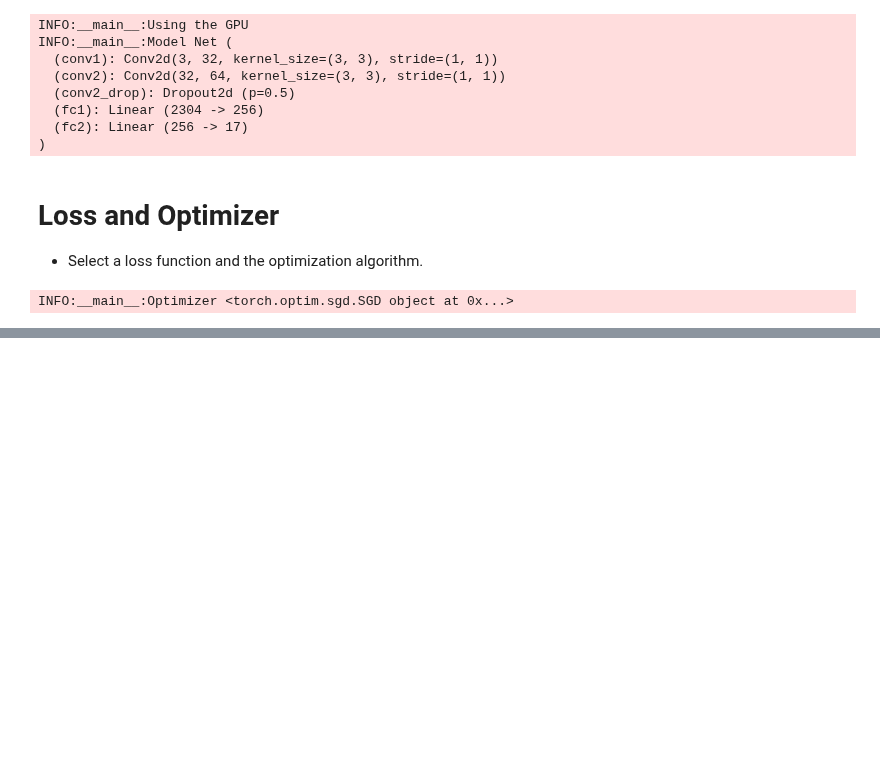
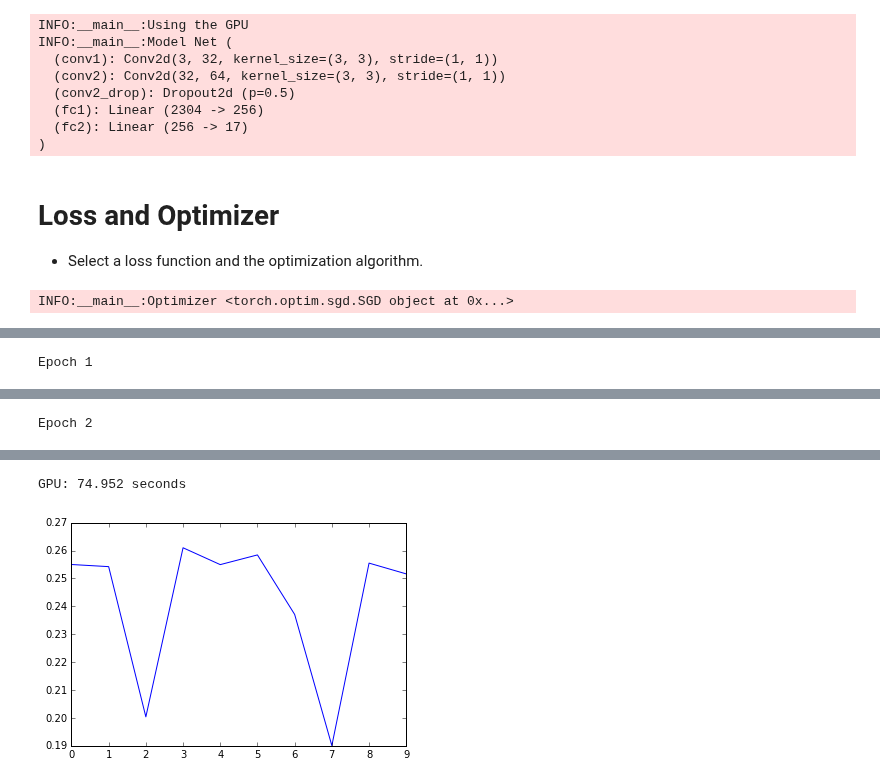
Before and after one commit to sunghoonyang/Deep-Learning-Boot-Camp, a Jupyter notebook: day 02 PyTORCH and PyCUDA/PyTorch/09 PyTorch Kaggle Image Data-set loading with CNN.ipynb, the cells around one changed output, grey strips where cells are left out. Saved outputs shown, nothing was run; the diff lists cells and outputs as text; code cells hidden in the pictures; blank space fills up the shorter version.

```diff
--- a/day 02 PyTORCH and PyCUDA/PyTorch/09 PyTorch Kaggle Image Data-set loading with CNN.ipynb
+++ b/day 02 PyTORCH and PyCUDA/PyTorch/09 PyTorch Kaggle Image Data-set loading with CNN.ipynb
@@ -450,16 +396,0 @@ def test(epoch):
-# %%
-start_time = time.time()
-
-all_losses = []
-
-for epoch in range(1, 2):
-    train(epoch,all_losses)
-    test(epoch)
-end_time = time.time()
-print ('{} {:6.3f} seconds'.format('GPU:', end_time-start_time))
-
-
-%matplotlib inline
-import matplotlib.pyplot as plt
-plt.plot(all_losses)
-plt.show()
@@ -474,0 +397,59 @@ RuntimeError: sizes do not match at /root/pytorch/torch/lib/THC/generated/../THC
+# %%
+import torch
+import torch.nn as nn
+import torch.nn.functional as F
+import torch.optim as optim
+from torchvision import datasets, transforms
+from torch.autograd import Variable
+
+
+clf=model
+opt = optim.SGD(clf.parameters(), lr=0.01, momentum=0.5)
+
+loss_history = []
+acc_history = []
+
+def train(epoch):
+    clf.train() # set model in training mode (need this because of dropout)
+
+    # dataset API gives us pythonic batching
+    for batch_idx, (data, target) in enumerate(train_loader):
+
+        if use_cuda:
+            data, target = Variable(data.cuda(async=True)), Variable(target.cuda(async=True)) # On GPU
+        else:
+            data, target = Variable(data), Variable(target) # RuntimeError: expected CPU tensor (got CUDA tensor)
+
+        # forward pass, calculate loss and backprop!
+        opt.zero_grad()
+        preds = clf(data)
+#         loss = F.nll_loss(preds, target)
+        if use_cuda:
+            loss = F.binary_cross_entropy(preds, target).cuda()
+        else:
+            loss = F.binary_cross_entropy(preds, target)
+        loss.backward()
+
+        opt.step()
+
+
+        if batch_idx % 100 == 0:
+            loss_history.append(loss.data[0])
+            lgr.info('Train Epoch: {} [{}/{} ({:.0f}%)]\tLoss: {:.6f}'.format(
+            epoch, batch_idx * len(data), len(train_loader.dataset),
+            100. * batch_idx / len(train_loader), loss.data[0]))
+
+
+start_time = time.time()
+
+for epoch in range(1, 3):
+    print("Epoch %d" % epoch)
+    train(epoch)
+end_time = time.time()
+print ('{} {:6.3f} seconds'.format('GPU:', end_time-start_time))
+%matplotlib inline
+import matplotlib.pyplot as plt
+plt.plot(loss_history)
+plt.show()
+# %% [output]
+Epoch 1
@@ -474,0 +461 @@ RuntimeError: sizes do not match at /root/pytorch/torch/lib/THC/generated/../THC
+Epoch 2
@@ -474,0 +467,2 @@ RuntimeError: sizes do not match at /root/pytorch/torch/lib/THC/generated/../THC
+GPU: 74.952 seconds
+[figure, added]
```
Also changed, not shown: parts of 9 cells of this notebook.
